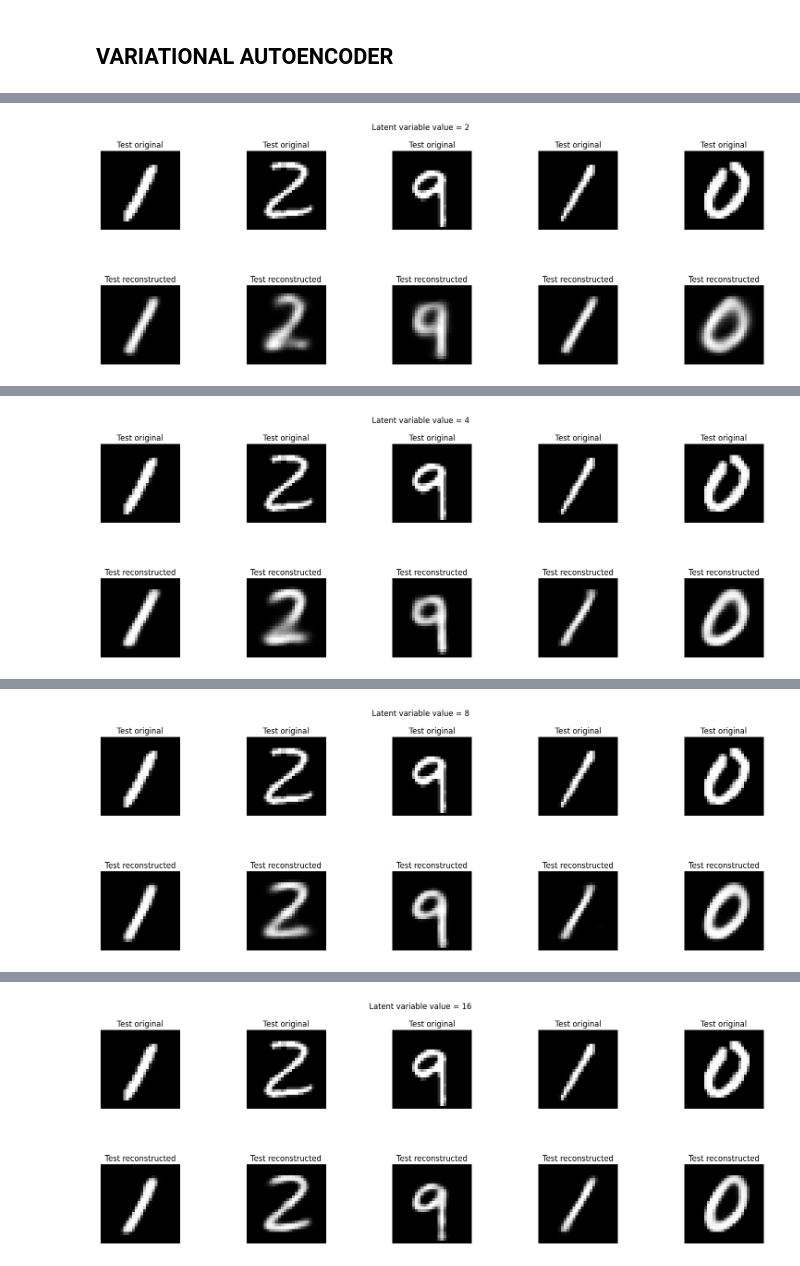
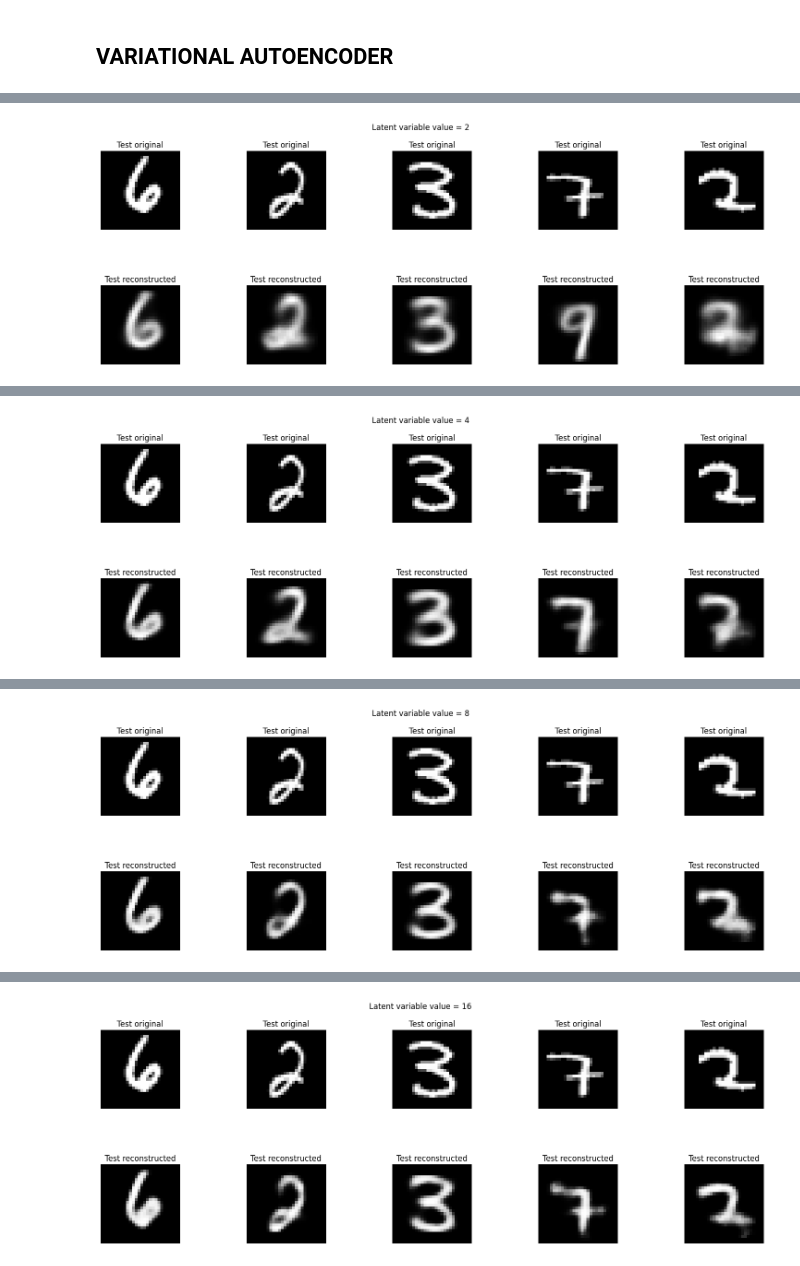
Before and after one commit to siddhant-srinivas/genAI_Assignment1, a Jupyter notebook: imageReconstruction.ipynb, the cells around one changed output, grey strips where cells are left out. Cells and saved outputs as stored; diff of their text form; code cells hidden in the pictures.

```diff
--- a/imageReconstruction.ipynb
+++ b/imageReconstruction.ipynb
@@ -43,10 +43,13 @@ def pcaFn(latentDimensionValue, flattenedTestImages):
 def pcaMSE(originalImages, reconstructedImages):
     return np.mean((originalImages - reconstructedImages)**2)
 
+pca_mse_values_list = []
+
 for latentDimensionValue in latentDimensions:
 
     reconstructedImages = pcaFn(latentDimensionValue, flattenedTestImages)
     mseVal = pcaMSE(flattenedTestImages,reconstructedImages)
+    pca_mse_values_list.append(mseVal)
 
     print("MSE for latent dimension {} is: {}".format(latentDimensionValue,mseVal))
 
@@ -149,6 +152,8 @@ testMean = np.mean(flattenedTestImages, axis = 0)
 centeredTrainImages = flattenedTrainImages - trainMean
 centeredTestImages = (flattenedTestImages - testMean)
 
+ppca_mse_values_list = []
+
 for latentDimensionValue in latentDimensions:
 
 
@@ -167,6 +172,7 @@ for latentDimensionValue in latentDimensions:
         mseSum += mseVal
 
     finalMse = (mseSum) / len(centeredTestImages)
+    ppca_mse_values_list.append(finalMse)
     print("MSE val for latent dimension {} is {}".format(latentDimensionValue,finalMse))
 
     for i, idx in enumerate(selectedImages):
@@ -199,20 +205,14 @@ MSE val for latent dimension 64 is 0.009045238607576146
 ## VARIATIONAL AUTOENCODER
 # %%
 import numpy as np
-import sklearn
 from sklearn.decomposition import PCA
 import matplotlib.pyplot as plt
-import random
-import tensorflow as tf
 from keras.datasets import mnist
 from keras.layers import Input, Dense, Lambda
 from keras.models import Model
 from keras import backend as K
-from scipy.stats import norm
 
 latentDimensions = [2, 4, 8, 16, 32, 64]
-# latentDimensions = [2]
-randomImages = random.sample(range(len(testImages)), 5)
 
 batch_size, epoch = 100, 10
 n_hidden = 256
@@ -278,19 +278,21 @@ def variationalAutoEncoder(flattenedTrainImages, flattenedTestImages, latentDime
 
 
 normalizedTrainImages, mean, standardDev = normalization(flattenedTrainImages)
+vae_mse_values_list = []
 
 for latentDimensionValue in latentDimensions:
 
     normalizedTestImages = (flattenedTestImages - mean) / standardDev
     reconstructedImages = variationalAutoEncoder(flattenedTrainImages, flattenedTestImages, latentDimensionValue)
     mseVal = np.mean(np.square(flattenedTestImages - reconstructedImages))
+    vae_mse_values_list.append(mseVal)
 
     print("MSE for latent dimension {} is: {}".format(latentDimensionValue,mseVal))
 
     plt.figure(figsize=(20,6))
     plt.suptitle(f"Latent variable value = {latentDimensionValue}")
 
-    for i, idx in enumerate(randomImages):
+    for i, idx in enumerate(selectedImages):
         plt.subplot(2, 5, i + 1)
         plt.imshow(testImages[idx], cmap='gray')
         plt.title(f"Test original")
@@ -325,2 +327,2 @@ MSE for latent dimension 2 is: 0.03984671395792708
-[figure, old version]
+[figure, new version]
 Epoch 1/10
@@ -343,2 +345,2 @@ MSE for latent dimension 4 is: 0.029202746794685566
-[figure, old version]
+[figure, new version]
 Epoch 1/10
@@ -361,2 +363,2 @@ MSE for latent dimension 8 is: 0.018379960691896322
-[figure, old version]
+[figure, new version]
 Epoch 1/10
@@ -379,2 +381,2 @@ MSE for latent dimension 16 is: 0.012784594355481389
-[figure, old version]
+[figure, new version]
 Epoch 1/10
```
Also changed, not shown: parts of 3 cells of this notebook.
